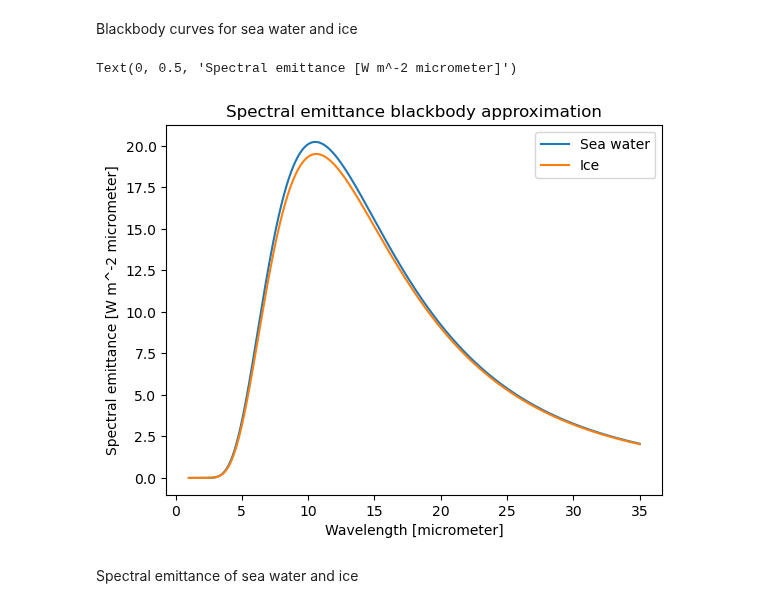
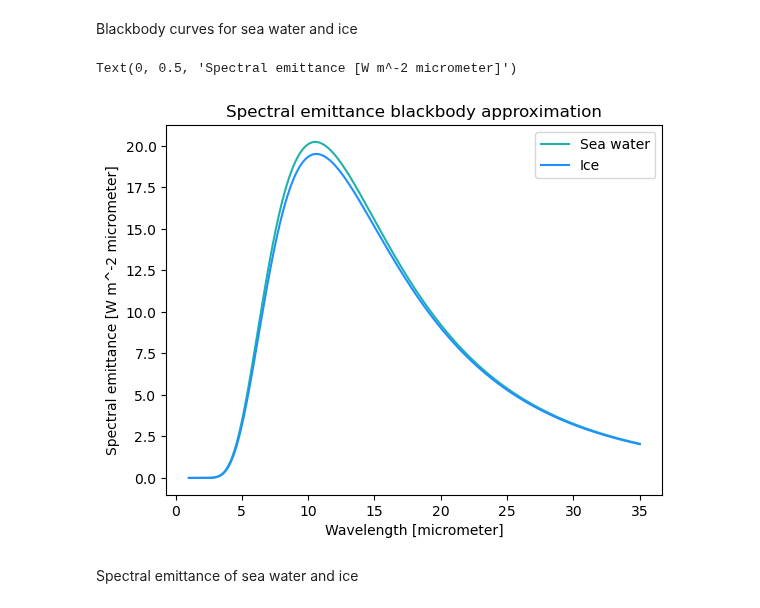
Before and after one commit to debnovalina/PPESO-Practical, a Jupyter notebook: Thermal remote sensing.ipynb, the cells around one changed output. Saved outputs shown, nothing was run; the diff lists cells and outputs as text; code cells hidden in the pictures.

```diff
--- a/Thermal remote sensing.ipynb
+++ b/Thermal remote sensing.ipynb
@@ -127,18 +127,18 @@ Blackbody curves for sea water and ice
 # %%
 # Blackbody curves sea water and ice
 wavelengths = np.linspace (1, 35, 50000)
 seawater_bb = blackbody (275.15, wavelengths)*10**(-6)
 ice_bb = blackbody (273.15, wavelengths)*10**(-6)
 
-plt.plot (wavelengths, seawater_bb, label='Sea water')
-plt.plot (wavelengths, ice_bb, label='Ice')
+plt.plot (wavelengths, seawater_bb, label='Sea water', color='lightseagreen')
+plt.plot (wavelengths, ice_bb, label='Ice', color='dodgerblue')
 plt.legend ()
 plt.title ('Spectral emittance blackbody approximation')
 plt.xlabel ('Wavelength [micrometer]')
 plt.ylabel ('Spectral emittance [W m^-2 micrometer]')
 # %% [output]
 Text(0, 0.5, 'Spectral emittance [W m^-2 micrometer]')
-[figure, old version]
+[figure, new version]
 # %% [markdown]
 Spectral emittance of sea water and ice
 # %%
```
Also changed, not shown: parts of 3 cells of this notebook.
